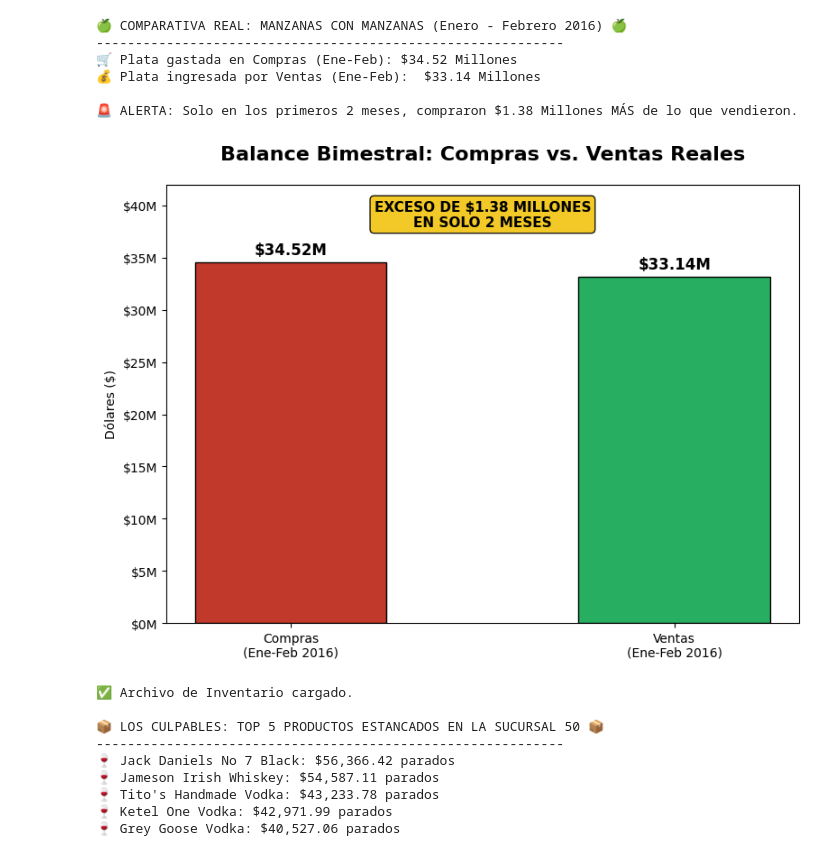
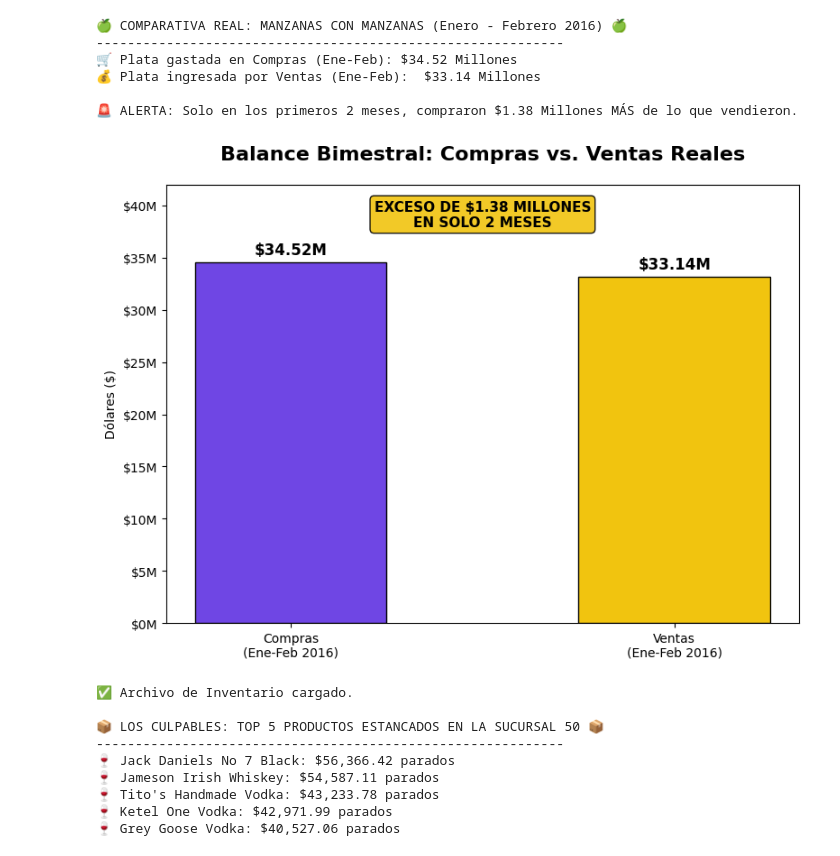
Before and after one commit to NicoAcha/PI-Final-Henry-G2, a Jupyter notebook: notebooks/02_EDA_analisis_temporal.ipynb, the cells around one changed output. Saved outputs shown, nothing was run; the diff lists cells and outputs as text; code cells hidden in the pictures.

```diff
--- a/notebooks/02_EDA_analisis_temporal.ipynb
+++ b/notebooks/02_EDA_analisis_temporal.ipynb
@@ -72,35 +72,35 @@ from matplotlib.ticker import FuncFormatter
 # Compras vs Ventas (Ene-Feb 2016) ---
 plt.style.use('default')
 fig, ax = plt.subplots(figsize=(8, 6), facecolor='white')
 
 categorias = ['Compras\n(Ene-Feb 2016)', 'Ventas\n(Ene-Feb 2016)']
 valores = [34520000, 33140000] # Los datos reales
-colores = ['#c0392b', '#27ae60']
+colores = ['#6f46e4', '#f1c40f']
 
 bars = ax.bar(categorias, valores, color=colores, width=0.5, edgecolor='black')
 
 ax.set_title('Balance Bimestral: Compras vs. Ventas Reales', fontsize=16, pad=20, fontweight='bold')
 ax.set_ylabel('Dólares ($)')
 
 for bar in bars:
     yval = bar.get_height()
     ax.text(bar.get_x() + bar.get_width()/2, yval + 500000, f'${yval/1e6:.2f}M',
             ha='center', va='bottom', fontsize=12, fontweight='bold', color='black')
 
 formatter = FuncFormatter(lambda x, p: f'${x/1e6:.0f}M')
 ax.yaxis.set_major_formatter(formatter)
 
 # Anotación del exceso
 ax.annotate('EXCESO DE $1.38 MILLONES\nEN SOLO 2 MESES', xy=(0.5, 30000000), xytext=(0.5, 38000000),
              fontsize=11, color='black', fontweight='bold', ha='center',
              bbox=dict(boxstyle="round,pad=0.3", fc="#f1c40f", ec="black", alpha=0.9))
 
 ax.set_ylim(0, 42000000)
 plt.tight_layout()
 plt.savefig('compras_vs_ventas_enefeb.png', bbox_inches='tight', facecolor='white', dpi=300)
 plt.show()
 # %% [output]
-[figure, old version]
+[figure, new version]
 # %%
 import pandas as pd
 
```
